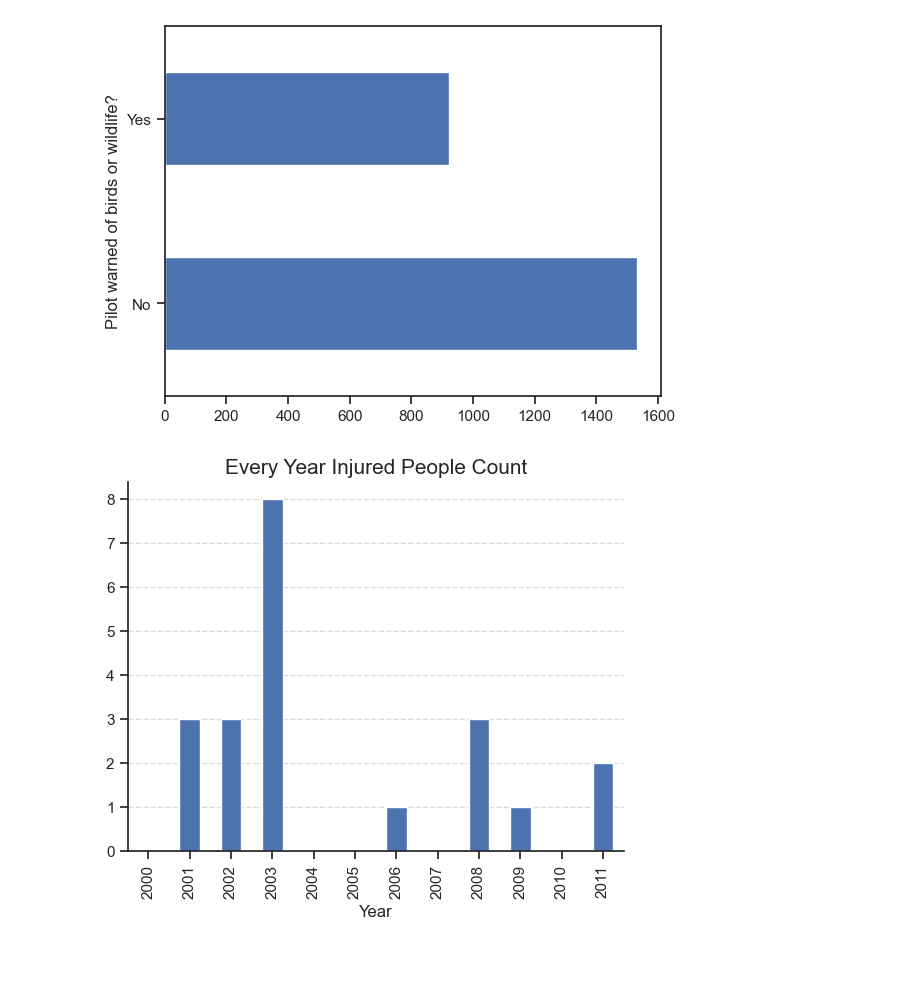
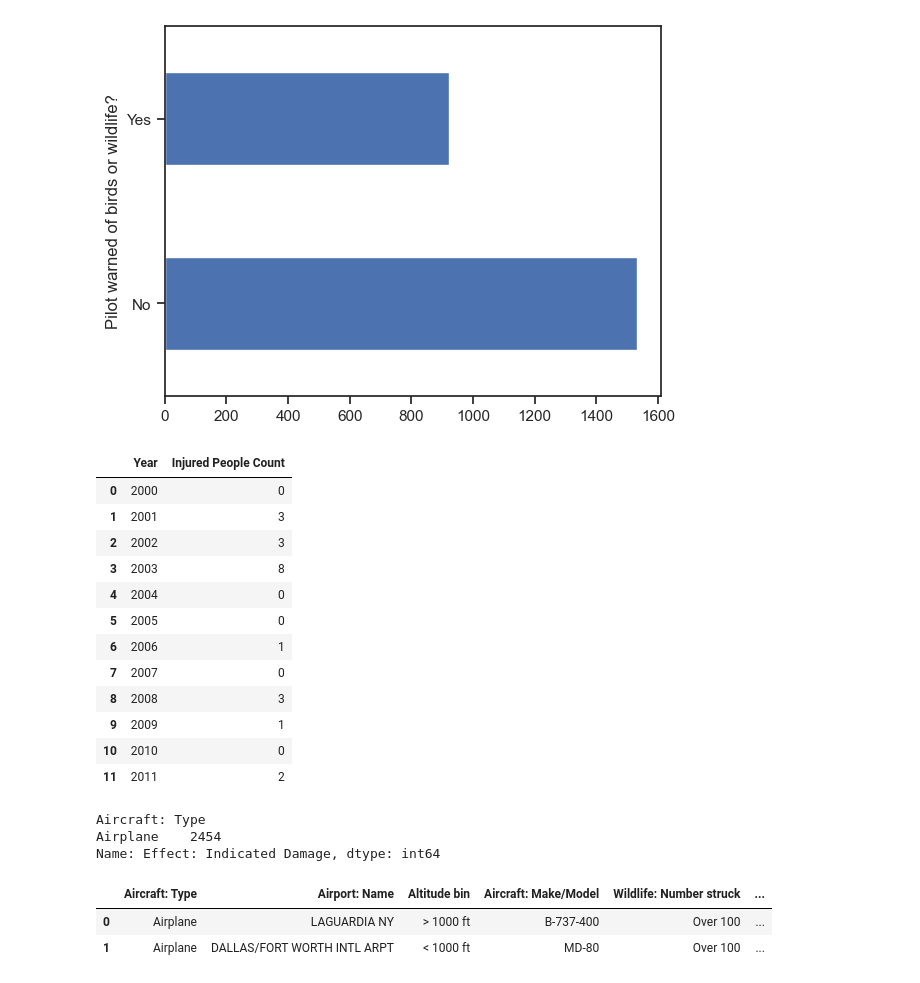
Before and after one commit to UsmanAhamed12/Data-Analyst-Intern-Project, a Jupyter notebook: NoteBooks/BIRD STRIKES ANALYSIS.ipynb, the cells around one changed output. Saved outputs shown, nothing was run; the diff lists cells and outputs as text; code cells hidden in the pictures; blank space fills up the shorter version.

```diff
--- a/BIRD STRIKES PROJECT/BIRD STRIKES ANALYSIS.ipynb
+++ b/NoteBooks/BIRD STRIKES ANALYSIS.ipynb
@@ -835,11 +864,30 @@ Data.groupby('Pilot warned of birds or wildlife?')['Effect: Indicated Damage'].s
 [figure]
 # %%
 #### Fine How Many People injured in Each Year
-Data.groupby('Year')['Number of people injured'].sum().plot.bar()
-plt.grid(axis='y', linestyle='--', alpha=0.7)
-#plt.xticks(rotation=0)
-plt.title('Every Year Injured People Count', fontsize = 15)
-sns.despine()
-plt.show()
+Data.groupby('Year')['Number of people injured'].sum().reset_index(name= 'Injured People Count')
 # %% [output]
-[figure, removed]
+|  | Year | Injured People Count |
+| 0 | 2000 | 0 |
+| 1 | 2001 | 3 |
+| 2 | 2002 | 3 |
+| 3 | 2003 | 8 |
+| 4 | 2004 | 0 |
+| 5 | 2005 | 0 |
+| 6 | 2006 | 1 |
+| 7 | 2007 | 0 |
+| 8 | 2008 | 3 |
+| 9 | 2009 | 1 |
+| 10 | 2010 | 0 |
+| 11 | 2011 | 2 |
+# %%
+Data.groupby('Aircraft: Type')['Effect: Indicated Damage'].sum()
+# %% [output]
+Aircraft: Type
+Airplane    2454
+Name: Effect: Indicated Damage, dtype: int64
+# %%
+Data.head(2)
+# %% [output]
+|  | Aircraft: Type | Airport: Name | Altitude bin | Aircraft: Make/Model | Wildlife: Number struck | ... |
+| 0 | Airplane | LAGUARDIA NY | > 1000 ft | B-737-400 | Over 100 | ... |
+| 1 | Airplane | DALLAS/FORT WORTH INTL ARPT | < 1000 ft | MD-80 | Over 100 | ... |
```
Also changed, not shown: parts of 8 cells of this notebook, 12 other files.
